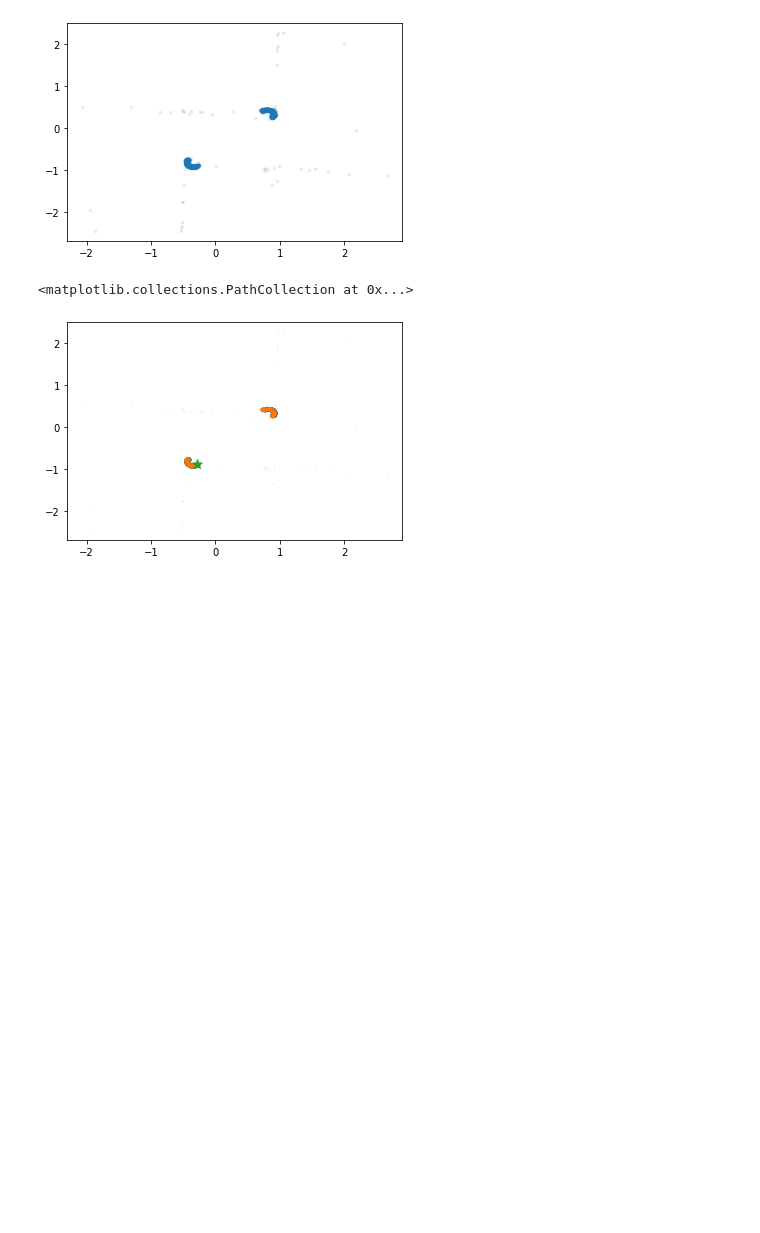
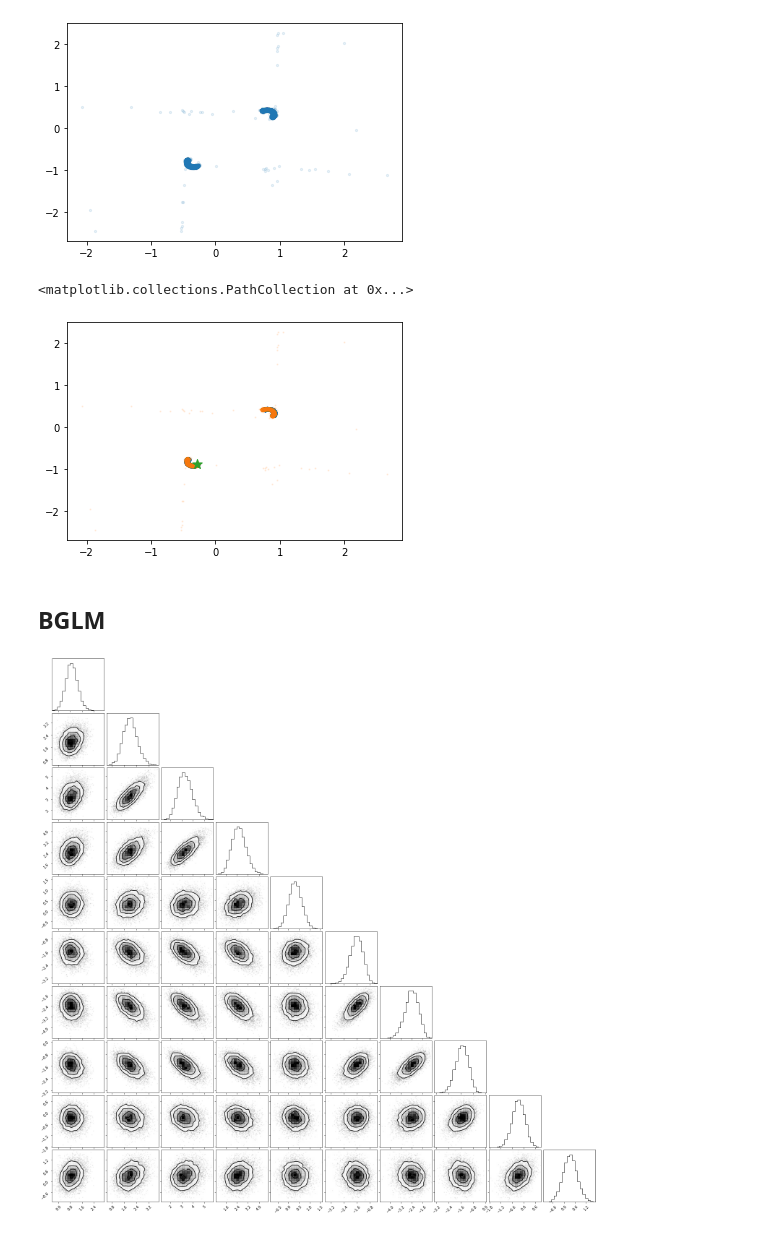
Before and after one commit to suicee/diffusion_for_inference, a Jupyter notebook: npe_sbi.ipynb, the cells around one changed output. Cells and saved outputs as stored; diff of their text form; code cells hidden in the pictures; blank space fills up the shorter version.

Commit message:
add npe for bglm

```diff
--- a/npe_sbi.ipynb
+++ b/npe_sbi.ipynb
@@ -217,3 +142,5 @@ plt.scatter(true_theta[0],true_theta[1],marker='*',s=100)
 [figure]
 # %%
 np.save('nf_twomoon_pos.npy',eval_samples)
+# %% [markdown]
+## BGLM
@@ -219,0 +160,14 @@ np.save('nf_twomoon_pos.npy',eval_samples)
+# %%
+import os
+
+obs_loc='/work/dante/scripts/VMEval/dataset/sbibm_tasks/bernoulli_glm/files/num_observation_1'
+
+obs=np.loadtxt(os.path.join(obs_loc,'observation.csv'),delimiter=',',skiprows=1)
+
+true_theta=np.loadtxt(os.path.join(obs_loc,'true_parameters.csv'),delimiter=',',skiprows=1)
+
+ref_posterior=np.loadtxt(os.path.join(obs_loc,'reference_posterior_samples.csv'),delimiter=',',skiprows=1)
+
+corner(ref_posterior);
+# %% [output]
+[figure, added]
```
Also changed, not shown: parts of 14 cells of this notebook.
